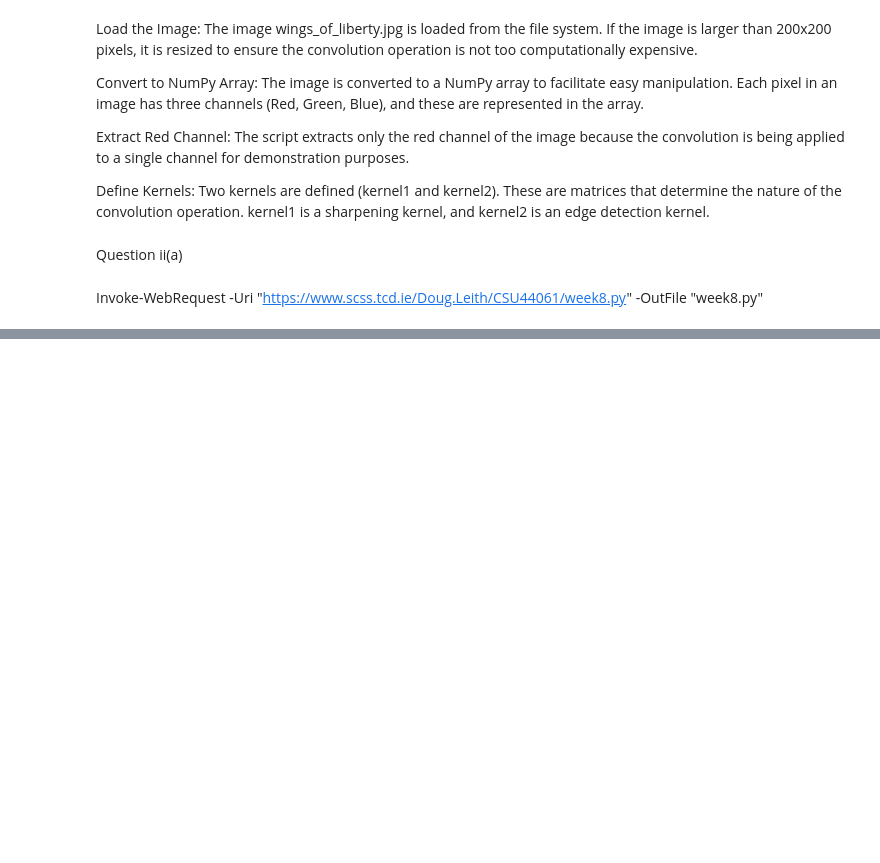
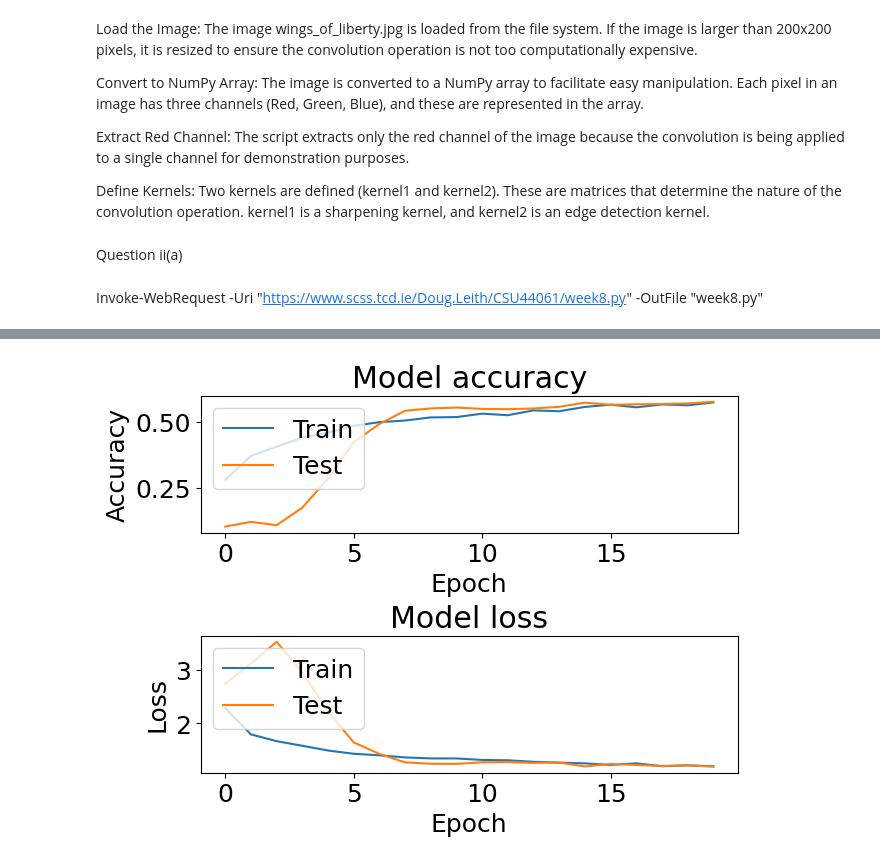
Before and after one commit to M2-Luminous/CSU44061-Machine-Learning, a Jupyter notebook: week8/week8_assign.ipynb, the cells around one changed output, grey strips where cells are left out. Cells and saved outputs as stored; diff of their text form; code cells hidden in the pictures; blank space fills up the shorter version.

```diff
--- a/week8/week8_assign.ipynb
+++ b/week8/week8_assign.ipynb
@@ -258,0 +531,99 @@ INFO:tensorflow:Assets written to: cifar.model\assets
+# %%
+plt.rc('font', size=18)
+plt.rcParams['figure.constrained_layout.use'] = True
+
+# Model / data parameters
+num_classes = 10
+input_shape = (32, 32, 3)
+
+# the data, split between train and test sets
+(x_train, y_train), (x_test, y_test) = keras.datasets.cifar10.load_data()
+
+# Use a smaller subset for faster training in this example
+n = 5000
+x_train = x_train[:n]
+y_train = y_train[:n]
+
+# Scale images to the [0, 1] range
+x_train = x_train.astype("float32") / 255
+x_test = x_test.astype("float32") / 255
+print("x_train shape:", x_train.shape)
+
+# convert class vectors to binary class matrices
+y_train = keras.utils.to_categorical(y_train, num_classes)
+y_test = keras.utils.to_categorical(y_test, num_classes)
+
+# Data augmentation
+datagen = ImageDataGenerator(
+    rotation_range=15,
+    width_shift_range=0.1,
+    height_shift_range=0.1,
+    horizontal_flip=True,
+    zoom_range=0.2
+)
+datagen.fit(x_train)
+
+# Define the model
+model = keras.Sequential()
+model.add(Conv2D(32, (3, 3), padding='same', input_shape=input_shape, activation='relu'))
+model.add(BatchNormalization())
+model.add(Conv2D(32, (3, 3), padding='same', activation='relu'))
+model.add(BatchNormalization())
+model.add(MaxPooling2D(pool_size=(2, 2)))
+model.add(Dropout(0.2))
+
+model.add(Conv2D(64, (3, 3), padding='same', activation='relu'))
+model.add(BatchNormalization())
+model.add(Conv2D(64, (3, 3), padding='same', activation='relu'))
+model.add(BatchNormalization())
+model.add(MaxPooling2D(pool_size=(2, 2)))
+model.add(Dropout(0.3))
+
+model.add(Flatten())
+model.add(Dense(128, activation='relu'))
+model.add(BatchNormalization())
+model.add(Dropout(0.4))
+model.add(Dense(num_classes, activation='softmax'))
+
+# Compile the model
+model.compile(loss="categorical_crossentropy", optimizer='adam', metrics=["accuracy"])
+
+# Set callbacks
+reduce_lr = ReduceLROnPlateau(monitor='val_loss', factor=0.2, patience=3, min_lr=0.0001)
+early_stop = EarlyStopping(monitor='val_loss', patience=5, restore_best_weights=True)
+
+# Train the model
+history = model.fit(
+    datagen.flow(x_train, y_train, batch_size=64),
+    epochs=20,
+    validation_data=(x_test, y_test),
+    callbacks=[reduce_lr, early_stop]
+)
+
+# Save the model
+model.save("cifar10_optimized_model.h5")
+
+# Plot training & validation accuracy values
+plt.subplot(211)
+plt.plot(history.history['accuracy'])
+plt.plot(history.history['val_accuracy'])
+plt.title('Model accuracy')
+plt.ylabel('Accuracy')
+plt.xlabel('Epoch')
+plt.legend(['Train', 'Test'], loc='upper left')
+
+# Plot training & validation loss values
+plt.subplot(212)
+plt.plot(history.history['loss'])
+plt.plot(history.history['val_loss'])
+plt.title('Model loss')
+plt.ylabel('Loss')
+plt.xlabel('Epoch')
+plt.legend(['Train', 'Test'], loc='upper left')
+plt.show()
+
+# Evaluate the model
+scores = model.evaluate(x_test, y_test, verbose=0)
+print('Test loss:', scores[0])
+print('Test accuracy:', scores[1])
+# %% [output]
@@ -258,0 +647 @@ INFO:tensorflow:Assets written to: cifar.model\assets
+[figure, added]
```
Also changed, not shown: parts of 23 cells of this notebook, 6 other files.
